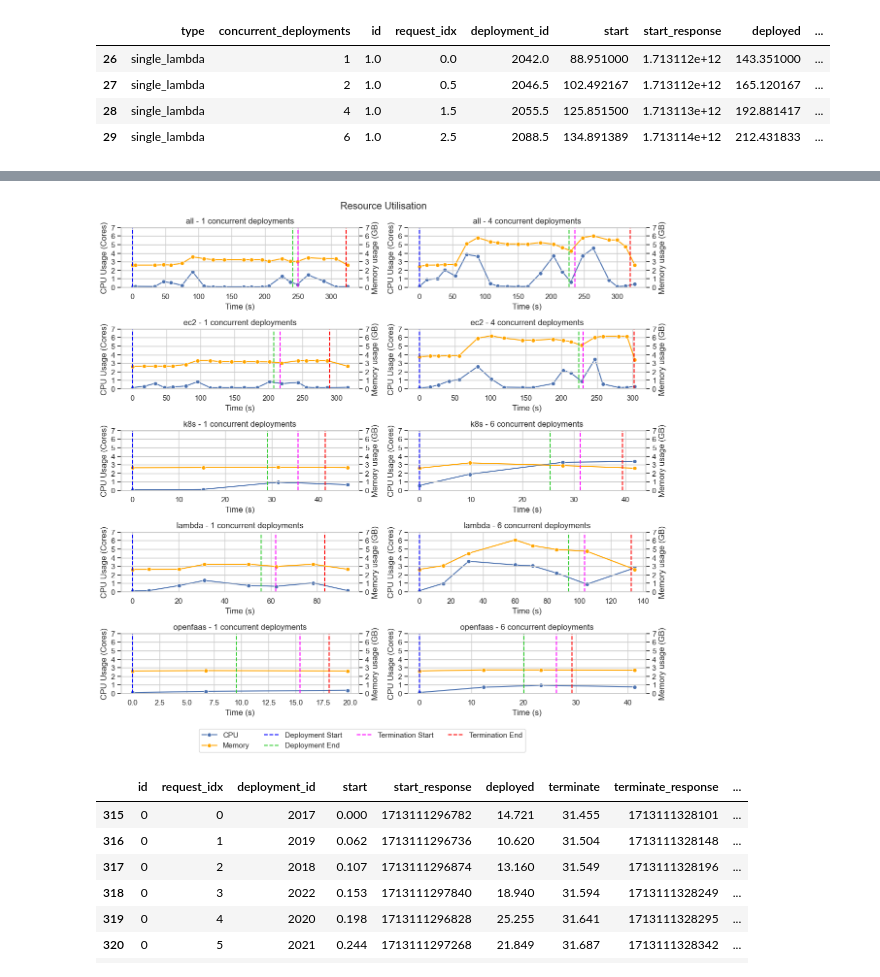
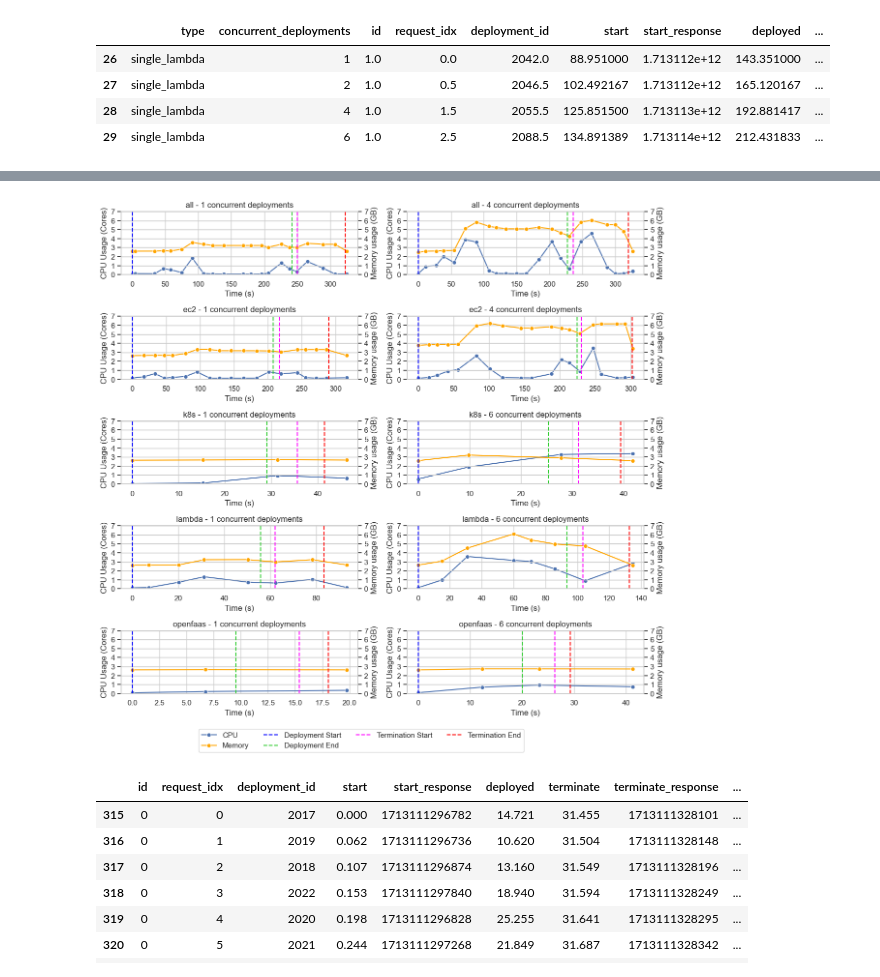
Before and after one commit to Apollo-Tools/resource-manager, a Jupyter notebook: benchmark/results/rm-analysis/utilisation.ipynb, the cells around one changed output, grey strips where cells are left out. Cells and saved outputs as stored; diff of their text form; code cells hidden in the pictures.

```diff
--- a/benchmark/results/rm-analysis/utilisation.ipynb
+++ b/benchmark/results/rm-analysis/utilisation.ipynb
@@ -342,35 +339,34 @@ for i, type_ in enumerate(selected_types):
               concurrent_df = type_df[(type_df['type'] == type_) & (type_df['concurrent_deployments'] == concurrent_deployment) & (type_df['timestamp'] < terminated_time + offset)]
               ax_cpu = axs[i, plot_idx]
               ax_cpu.set_ylim(cpu_min, cpu_max)
               sns.lineplot(data=concurrent_df, x='timestamp', y='cpu', ax=ax_cpu, label=f'CPU', marker='o')
 
               ax_mem = ax_cpu.twinx()
               sns.lineplot(data=concurrent_df, x='timestamp', y='memory', ax=ax_mem, color='orange', label=f'Memory', marker='o')
 
               ax_mem.set_ylim(memory_min, memory_max)
               ax_mem.set_ylabel('Memory usage (GB)')
               ax_mem.yaxis.set_ticks(np.arange(memory_min, memory_max + 1, 1))
               ax_cpu.set_ylabel('CPU Usage (Cores)')
               ax_cpu.set_xlabel('Time (s)')
               ax_cpu.set_title(f'{type_.replace("single_", "")} - {concurrent_deployment} concurrent deployments')
               ax_cpu.yaxis.set_ticks(np.arange(cpu_min, cpu_max + 1, 1))
               ax_mem.axvline(x=start_time, color='blue', linestyle='--', label='Deployment Start')
               ax_mem.axvline(x=deployed_time, color='limegreen', linestyle='--', label='Deployment End')
               ax_mem.axvline(x=terminate_time, color='magenta', linestyle='--', label='Termination Start')
               ax_mem.axvline(x=terminated_time, color='red', linestyle='--', label='Termination End')
               if type_ == 'single_openfaas' and j == 0:
                      cpu_handles, cpu_labels = ax_cpu.get_legend_handles_labels()
                      memory_handles, memory_labels = ax_mem.get_legend_handles_labels()
                      fig.legend(cpu_handles + memory_handles, cpu_labels + memory_labels, bbox_to_anchor=(0.75, 0), ncols=4)
               ax_cpu.get_legend().remove()
               ax_mem.get_legend().remove()
               plot_idx += 1
 
-plt.suptitle(f'Resource Utilisation')
 plt.tight_layout()
 plt.show()
 # %% [output]
-[figure, old version]
+[figure, new version]
 # %%
 df_timestamps[(df_timestamps['type'] == 'single_openfaas') & (df_timestamps['concurrent_deployments'] == 8)]
 # %% [output]
```
Also changed, not shown: parts of 3 cells of this notebook, 3 other files.
